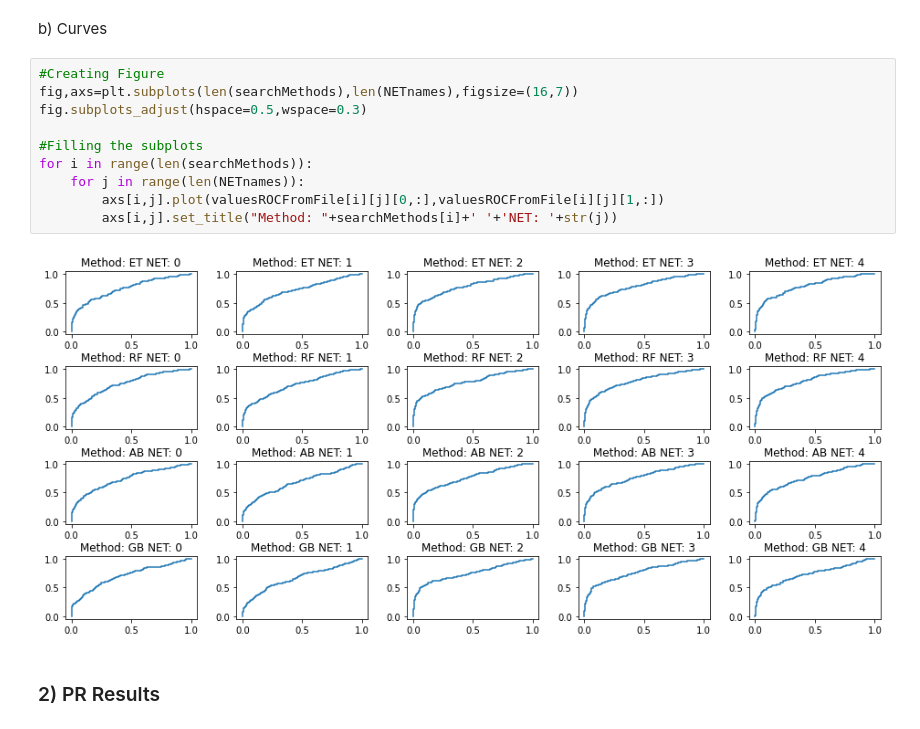
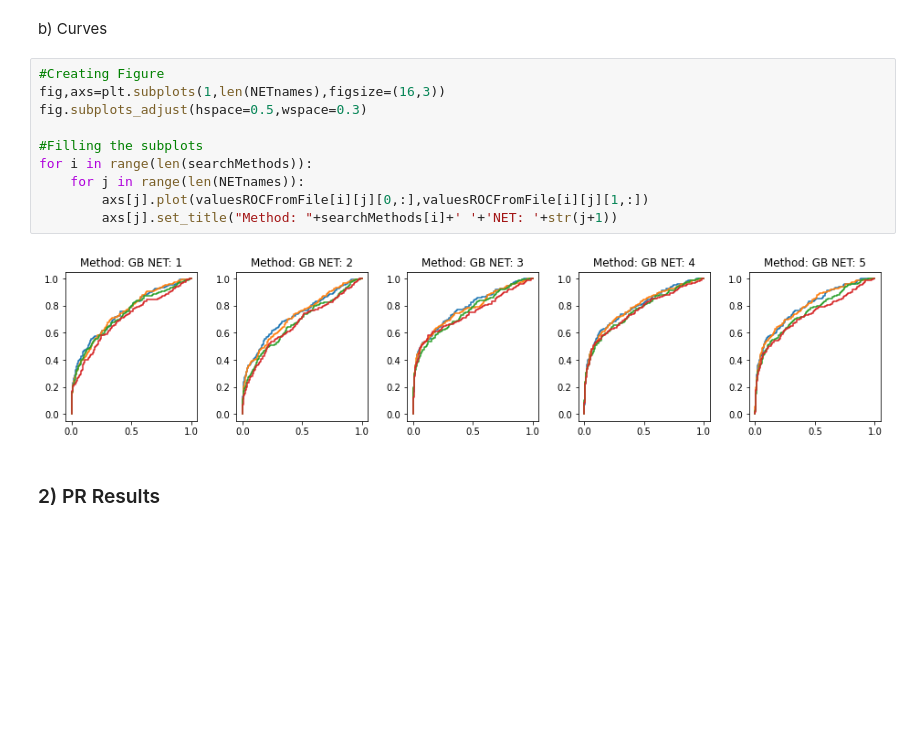
Before and after one commit to LeroyAdrien/GENIE3, a Jupyter notebook: scripts/notebooks/Experimenting_with_GENIE3.ipynb, the cells around one changed output. Cells and saved outputs as stored; diff of their text form; blank space fills up the shorter version.

Commit message:
Plot modifications, waiting for you Simon Senpai <3

```diff
--- a/scripts/notebooks/Experimenting_with_GENIE3.ipynb
+++ b/scripts/notebooks/Experimenting_with_GENIE3.ipynb
@@ -452,16 +457,16 @@ display(tableROCScore)
 b) Curves
 # %%
 #Creating Figure
-fig,axs=plt.subplots(len(searchMethods),len(NETnames),figsize=(16,7))
+fig,axs=plt.subplots(1,len(NETnames),figsize=(16,3))
 fig.subplots_adjust(hspace=0.5,wspace=0.3)
 
 #Filling the subplots
 for i in range(len(searchMethods)):
     for j in range(len(NETnames)):
-        axs[i,j].plot(valuesROCFromFile[i][j][0,:],valuesROCFromFile[i][j][1,:])
-        axs[i,j].set_title("Method: "+searchMethods[i]+' '+'NET: '+str(j))
+        axs[j].plot(valuesROCFromFile[i][j][0,:],valuesROCFromFile[i][j][1,:])
+        axs[j].set_title("Method: "+searchMethods[i]+' '+'NET: '+str(j+1))
 # %% [output]
-[figure, old version]
+[figure, new version]
 # %% [markdown]
 ### 2) PR Results
 # %% [markdown]
```
Also changed, not shown: parts of 7 cells of this notebook.
